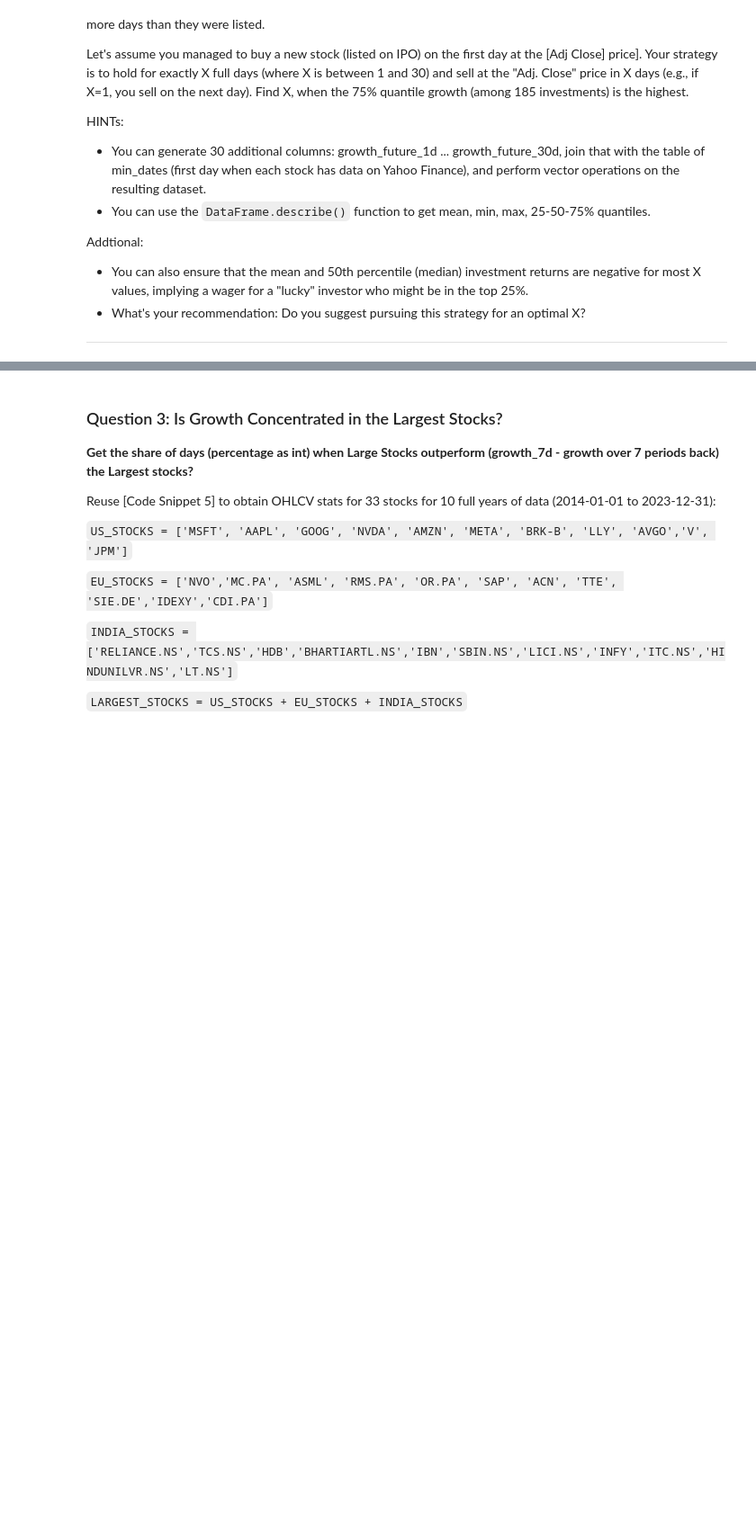
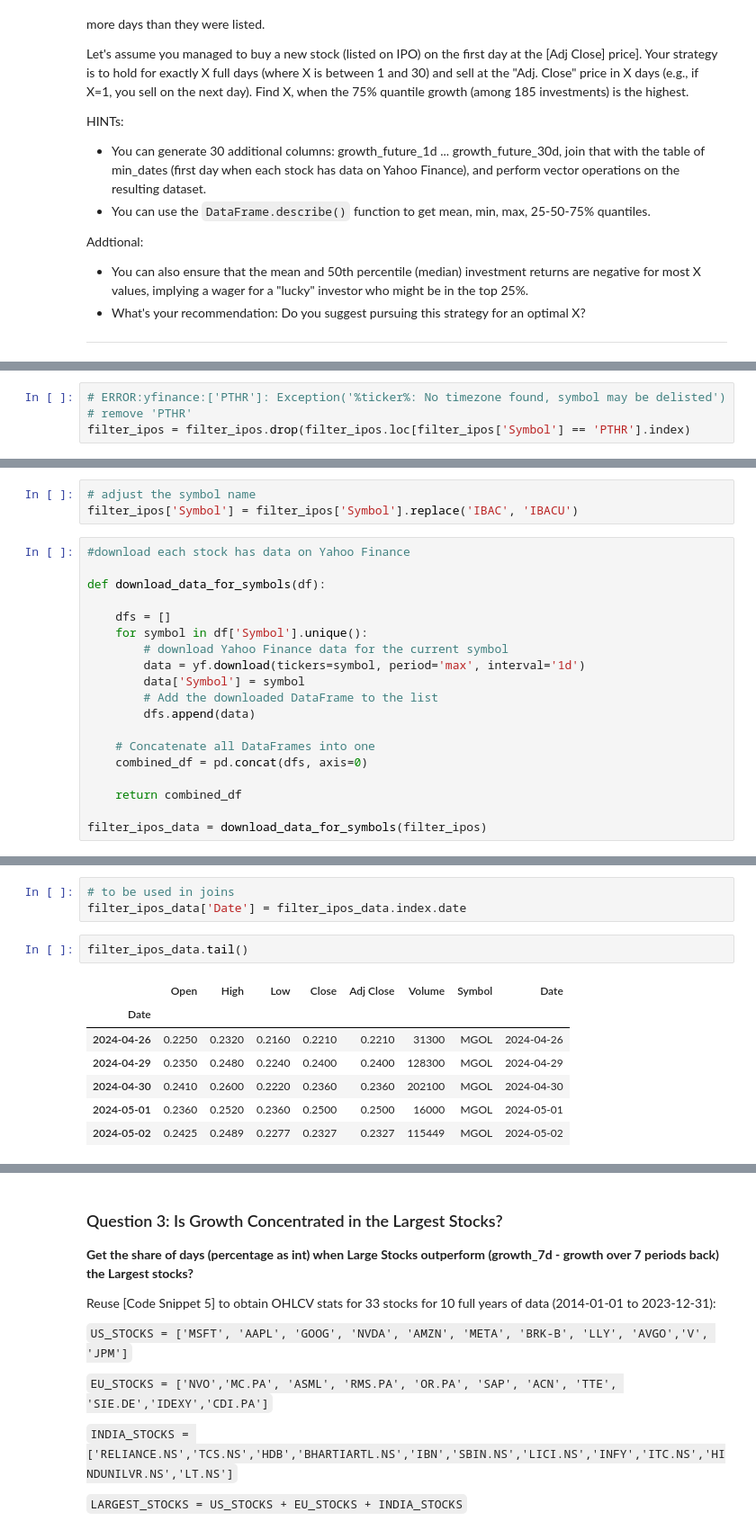
Before and after one commit to mary435/stock-markets-analytics, a Jupyter notebook: 02/hw_02.ipynb, the cells around one changed output, grey strips where cells are left out. Shown at 90% size. Cells and saved outputs as stored; diff of their text form; blank space fills up the shorter version.

```diff
--- a/02/hw_02.ipynb
+++ b/02/hw_02.ipynb
@@ -265,0 +404,4 @@ memory usage: 3.1+ KB
+# %%
+# ERROR:yfinance:['PTHR']: Exception('%ticker%: No timezone found, symbol may be delisted')
+# remove 'PTHR'
+filter_ipos = filter_ipos.drop(filter_ipos.loc[filter_ipos['Symbol'] == 'PTHR'].index)
@@ -265,0 +434,22 @@ memory usage: 3.1+ KB
+# %%
+# adjust the symbol name
+filter_ipos['Symbol'] = filter_ipos['Symbol'].replace('IBAC', 'IBACU')
+# %%
+#download each stock has data on Yahoo Finance
+
+def download_data_for_symbols(df):
+
+    dfs = []
+    for symbol in df['Symbol'].unique():
+        # download Yahoo Finance data for the current symbol
+        data = yf.download(tickers=symbol, period='max', interval='1d')
+        data['Symbol'] = symbol
+        # Add the downloaded DataFrame to the list
+        dfs.append(data)
+
+    # Concatenate all DataFrames into one
+    combined_df = pd.concat(dfs, axis=0)
+
+    return combined_df
+
+filter_ipos_data = download_data_for_symbols(filter_ipos)
@@ -265,0 +492,13 @@ memory usage: 3.1+ KB
+# %%
+# to be used in joins
+filter_ipos_data['Date'] = filter_ipos_data.index.date
+# %%
+filter_ipos_data.tail()
+# %% [output]
+|  | Open | High | Low | Close | Adj Close | Volume | Symbol | Date |
+| Date |  |  |  |  |  |  |  |  |
+| 2024-04-26 | 0.2250 | 0.2320 | 0.2160 | 0.2210 | 0.2210 | 31300 | MGOL | 2024-04-26 |
+| 2024-04-29 | 0.2350 | 0.2480 | 0.2240 | 0.2400 | 0.2400 | 128300 | MGOL | 2024-04-29 |
+| 2024-04-30 | 0.2410 | 0.2600 | 0.2220 | 0.2360 | 0.2360 | 202100 | MGOL | 2024-04-30 |
+| 2024-05-01 | 0.2360 | 0.2520 | 0.2360 | 0.2500 | 0.2500 | 16000 | MGOL | 2024-05-01 |
+| 2024-05-02 | 0.2425 | 0.2489 | 0.2277 | 0.2327 | 0.2327 | 115449 | MGOL | 2024-05-02 |
```
Also changed, not shown: parts of 30 cells of this notebook.
